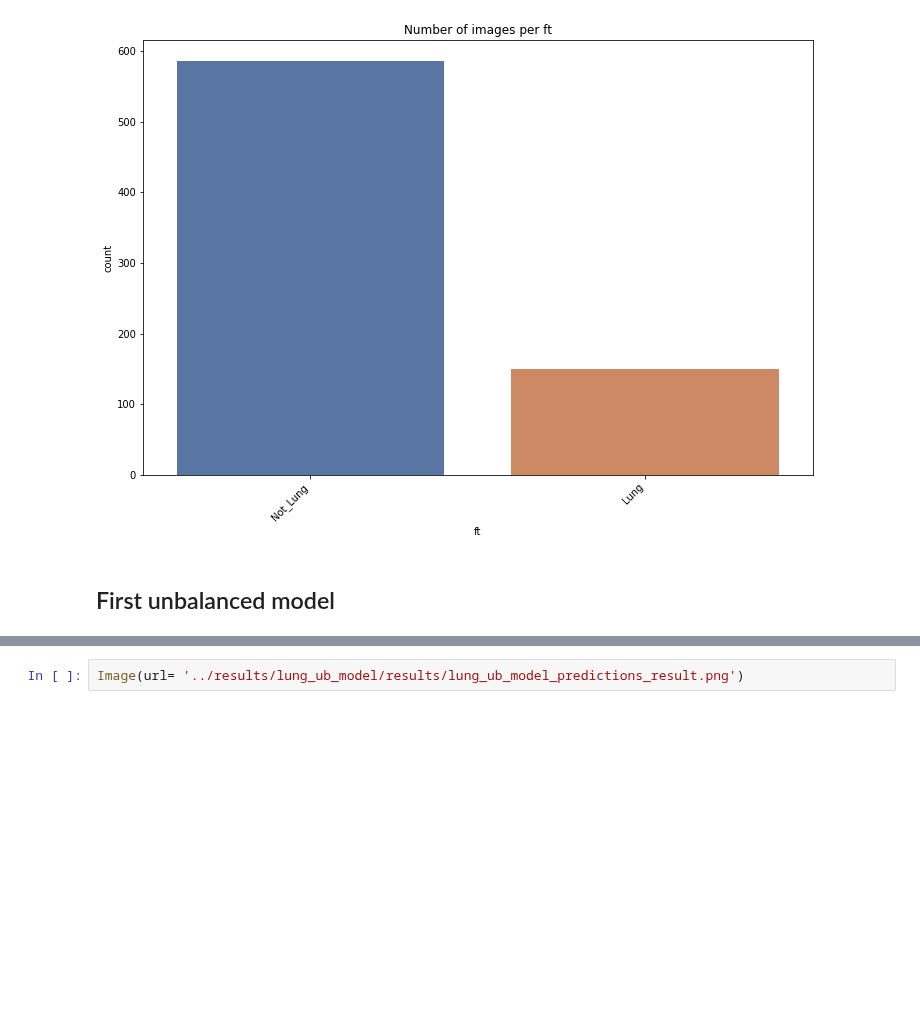
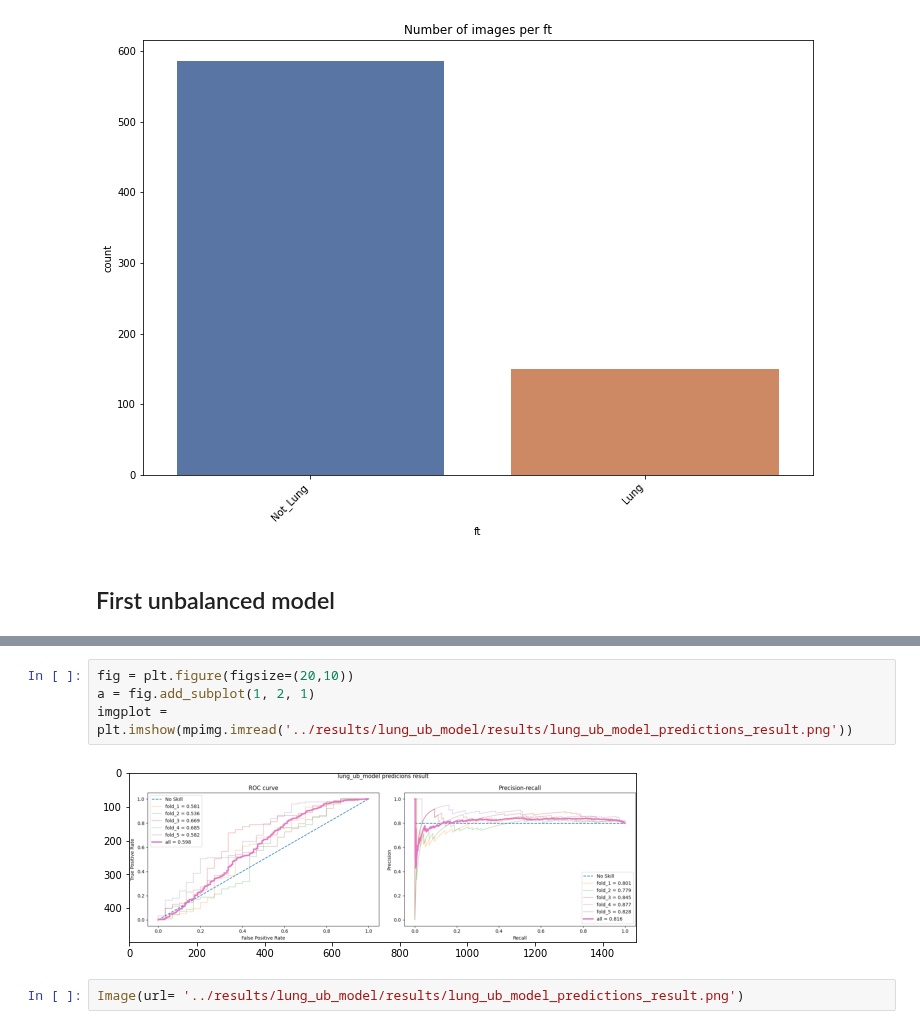
Before and after one commit to apollo994/CMP_, a Jupyter notebook: notebooks/report_images.ipynb, the cells around one changed output, grey strips where cells are left out. Drawn from its saved outputs; the diff is of its cells as text; blank space fills up the shorter version.

```diff
--- a/notebooks/report_images.ipynb
+++ b/notebooks/report_images.ipynb
@@ -23,3 +35,9 @@ plot_ft_many(df, 'ft')
+# %%
+fig = plt.figure(figsize=(20,10))
+a = fig.add_subplot(1, 2, 1)
+imgplot = plt.imshow(mpimg.imread('../results/lung_ub_model/results/lung_ub_model_predictions_result.png'))
+# %% [output]
+[figure, added]
 # %%
 Image(url= '../results/lung_ub_model/results/lung_ub_model_predictions_result.png')
 # %% [output]
```
Also changed, not shown: parts of 2 cells of this notebook.
